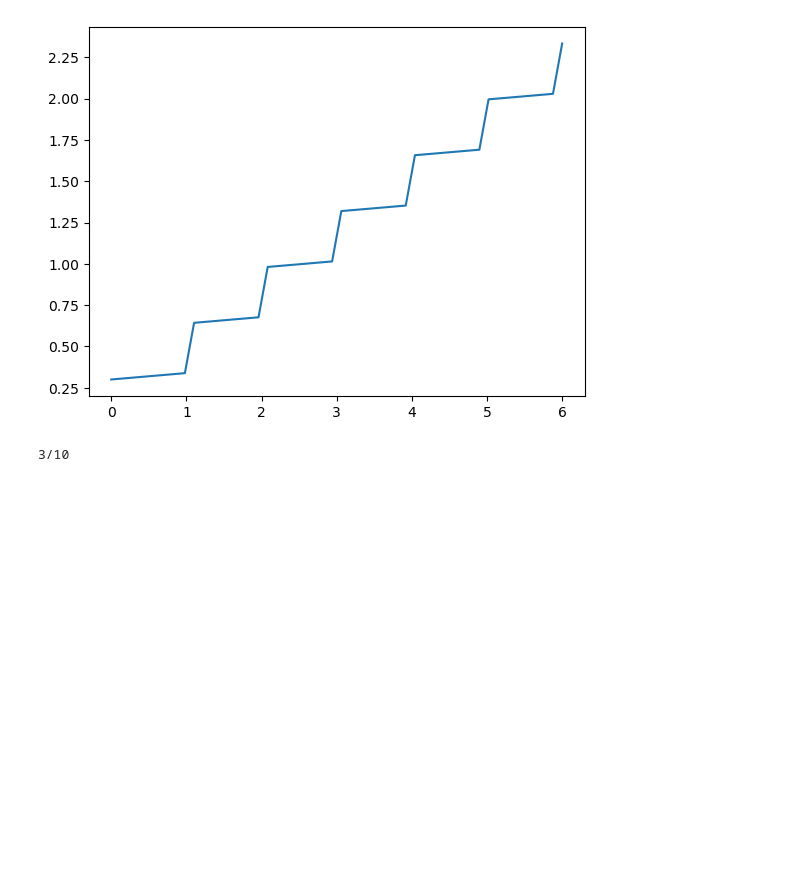
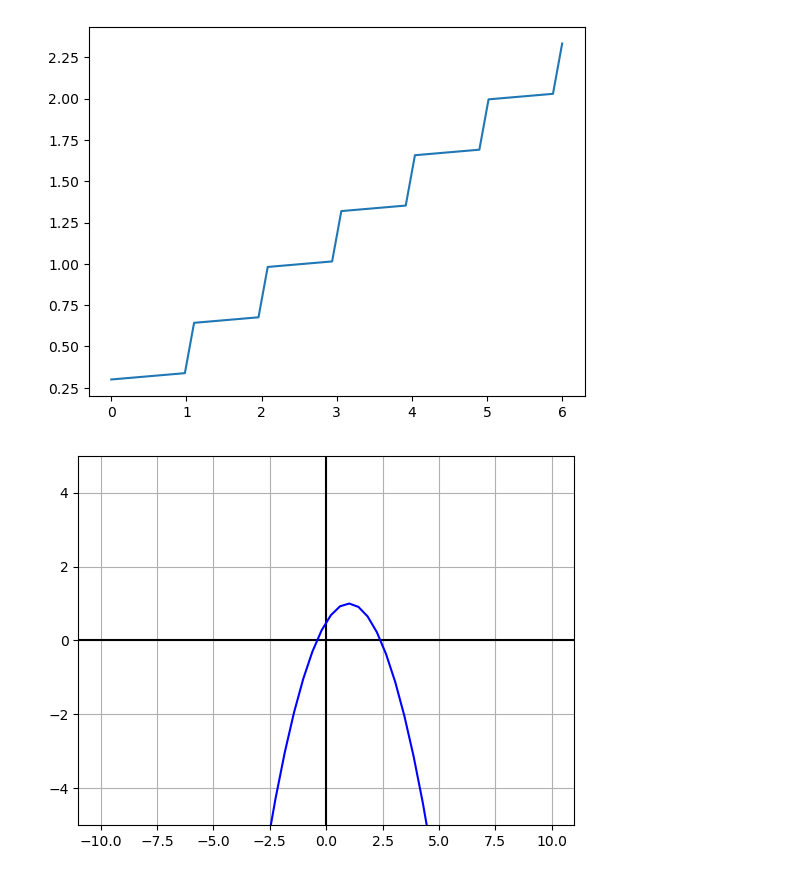
Before and after one commit to Jafar-cpu/git_test, a Jupyter notebook: Labs/lab7.ipynb, the cells around one changed output. Drawn from its saved outputs; the diff is of its cells as text; code cells hidden in the pictures; blank space fills up the shorter version.

```diff
--- a/Labs/lab7.ipynb
+++ b/Labs/lab7.ipynb
@@ -149,5 +149,15 @@ show()
 Функция непрерывна точках (n,n+1) где n = x и n целое число
 [figure]
 # %%
+from matplotlib.pyplot import*
+from numpy import*
+x = linspace(-10,10)
+f = 1 - 0.5*((x-1)**2)
+grid()
+ylim(-5,5)
+axhline(y=0,color='k')
+axvline(x=0,color='k')
+plot(x,f,'b')
+show()
 # %% [output]
-3/10
+[figure, added]
```
Also changed, not shown: 1 other file.
